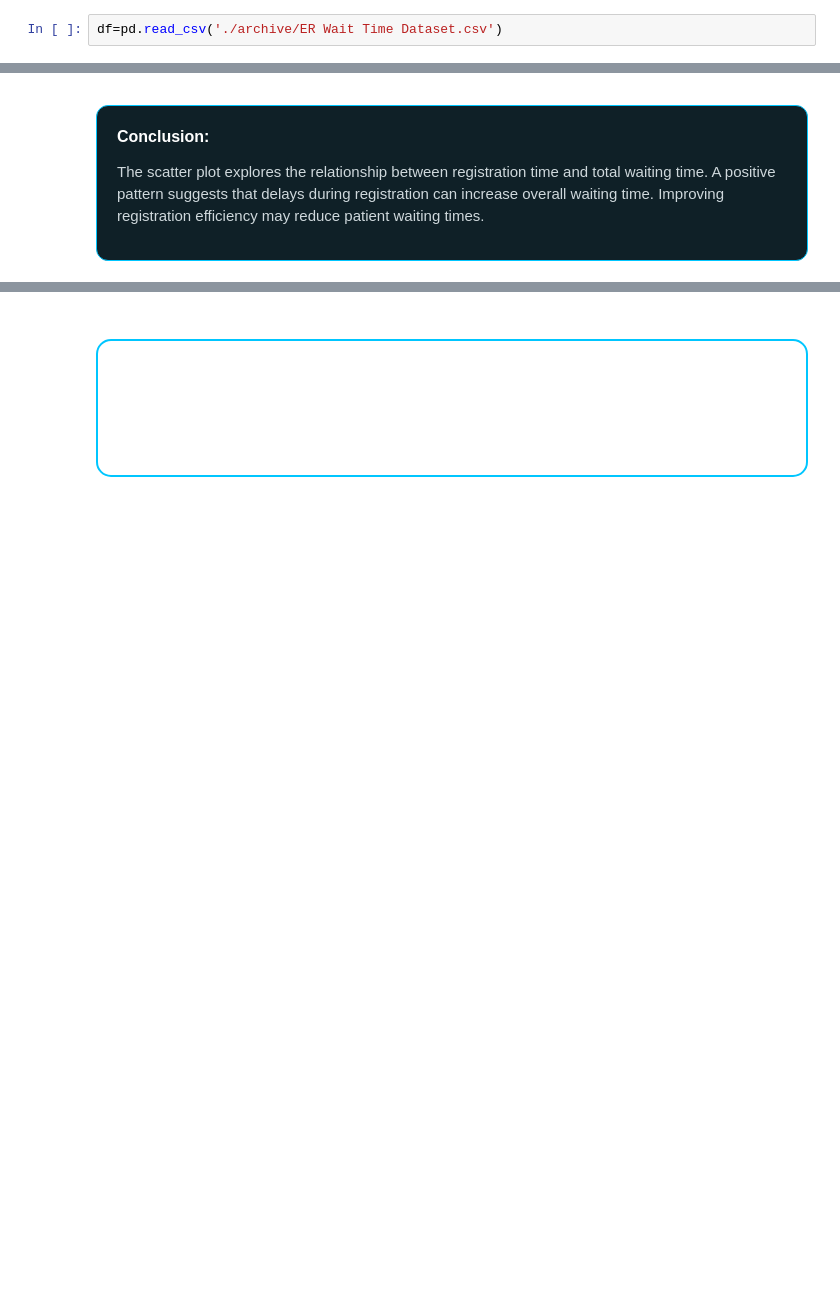
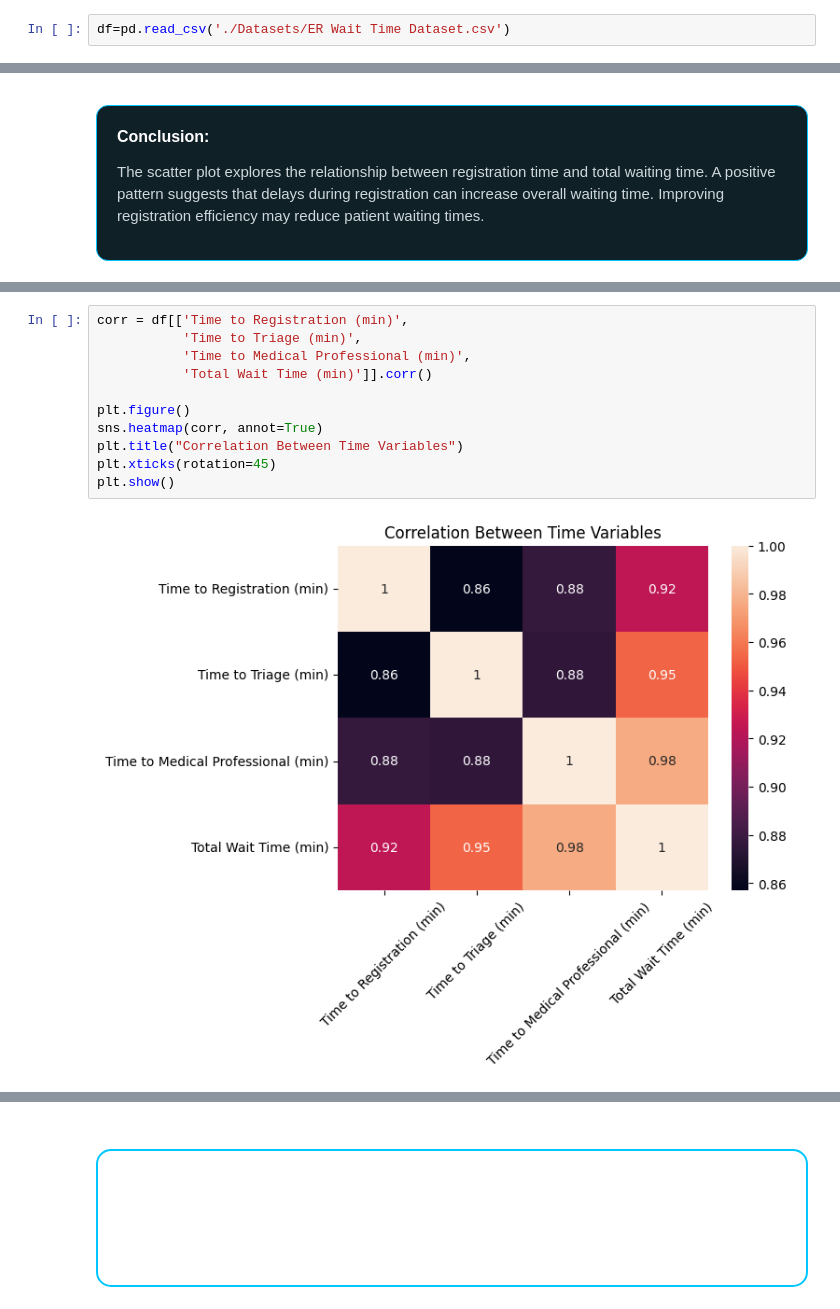
Before and after one commit to sohail-ahmed-26/emergency-_room_analysis, a Jupyter notebook: ER.ipynb, the cells around one changed output, grey strips where cells are left out. Cells and saved outputs as stored; diff of their text form; blank space fills up the shorter version.

```diff
--- a/ER.ipynb
+++ b/ER.ipynb
@@ -637,7 +637,7 @@ Load Dataset
 
 </div>
 # %%
-df=pd.read_csv('./archive/ER Wait Time Dataset.csv')
+df=pd.read_csv('./Datasets/ER Wait Time Dataset.csv')
 # %% [markdown]
 <div style="background-color:#0f2027;
             padding:25px;
@@ -1707,0 +1724,13 @@ Improving registration efficiency may reduce patient waiting times.
+# %%
+corr = df[['Time to Registration (min)',
+           'Time to Triage (min)',
+           'Time to Medical Professional (min)',
+           'Total Wait Time (min)']].corr()
+
+plt.figure()
+sns.heatmap(corr, annot=True)
+plt.title("Correlation Between Time Variables")
+plt.xticks(rotation=45)
+plt.show()
+# %% [output]
+[figure, added]
```
Also changed, not shown: parts of 3 cells of this notebook.
